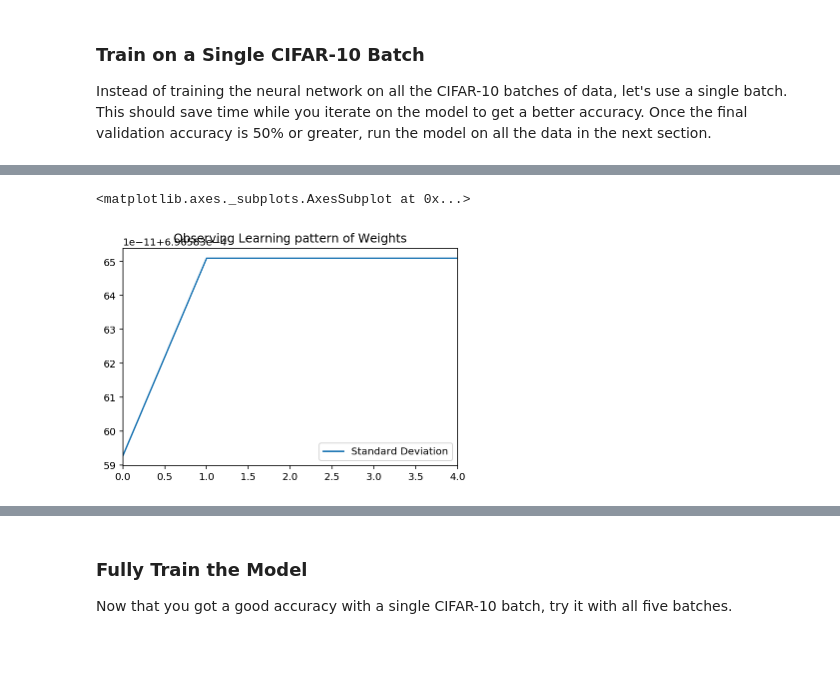
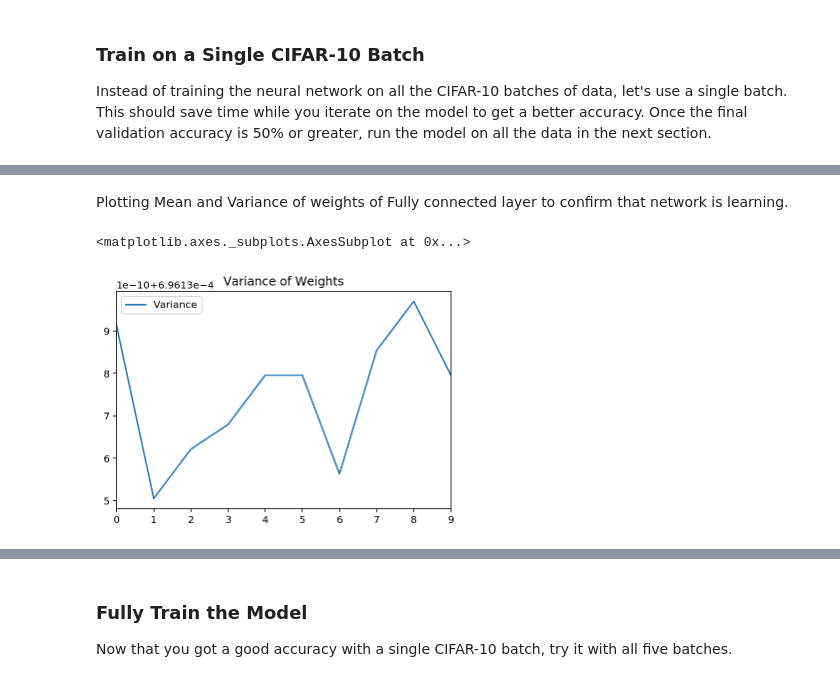
Before and after one commit to udacity/deep-learning, a Jupyter notebook: image-classification/dlnd_image_classification.ipynb, the cells around one changed output, grey strips where cells are left out. Saved outputs shown, nothing was run; the diff lists cells and outputs as text; code cells hidden in the pictures; blank space fills up the shorter version.

```diff
--- a/image-classification/dlnd_image_classification.ipynb
+++ b/image-classification/dlnd_image_classification.ipynb
@@ -502,7 +510,8 @@ import matplotlib.pyplot as plt
 
 import pandas as pd
 acc = pd.DataFrame({'Training Loss':[],'Validation Loss':[]})
-stddev = pd.DataFrame({'Standard Deviation':[]})
+var = pd.DataFrame({'Variance':[]})
+w_mean = pd.DataFrame({'Mean':[]})
 
 
 def print_stats(session, feature_batch, label_batch, cost, accuracy):
@@ -521,15 +530,16 @@ def print_stats(session, feature_batch, label_batch, cost, accuracy):
     valid_accuracy = session.run(accuracy, feed_dict={x:valid_features, y:valid_labels, keep_prob:1.0})
 
     print("Training loss:{}; Validation accuracy:{}".format(train_loss , valid_accuracy))
-    mean, std = tf.nn.moments(fully_conn_w, axes=[0,1])
-    print("Mean of weights: {}".format(mean.eval()))
-    print("Stddev of weights: {}".format(std.eval()))
+    mean, tf_var = tf.nn.moments(fully_conn_w, axes=[0,1])
+    #print("Mean of weights: {}".format(mean.eval()))
+    #print("Stddev of weights: {}".format(std.eval()))
 
-    print("*************************************EPOCH************************************")
     global acc
-    global stddev
+    global var
+    global w_mean
     acc = acc.append({'Training Loss':train_loss,'Validation Loss':valid_loss}, ignore_index=True )
-    stddev = stddev.append({'Standard Deviation':std.eval()}, ignore_index=True )
+    var = var.append({'Variance':tf_var.eval()}, ignore_index=True )
+    w_mean = w_mean.append({'Mean':mean.eval()}, ignore_index=True )
 # %% [markdown]
 ### Hyperparameters
 Tune the following parameters:
@@ -579,5 +595,7 @@ acc.plot(title="Training vs Validation loss")
+# %% [markdown]
+Plotting Mean and Variance of weights of Fully connected layer to confirm that network is learning.
 # %%
-stddev.plot(title="Observing Learning pattern of Weights")
+var.plot(title="Variance of Weights")
 # %% [output]
 <matplotlib.axes._subplots.AxesSubplot at 0x...>
-[figure, old version]
+[figure, new version]
```
Also changed, not shown: parts of 17 cells of this notebook.
